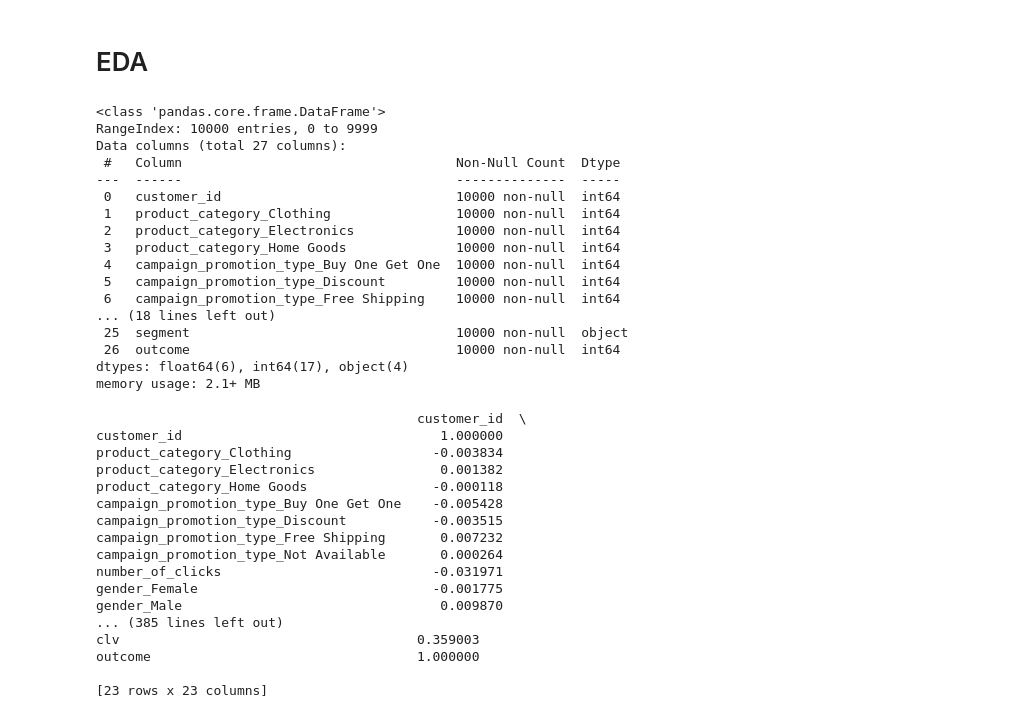
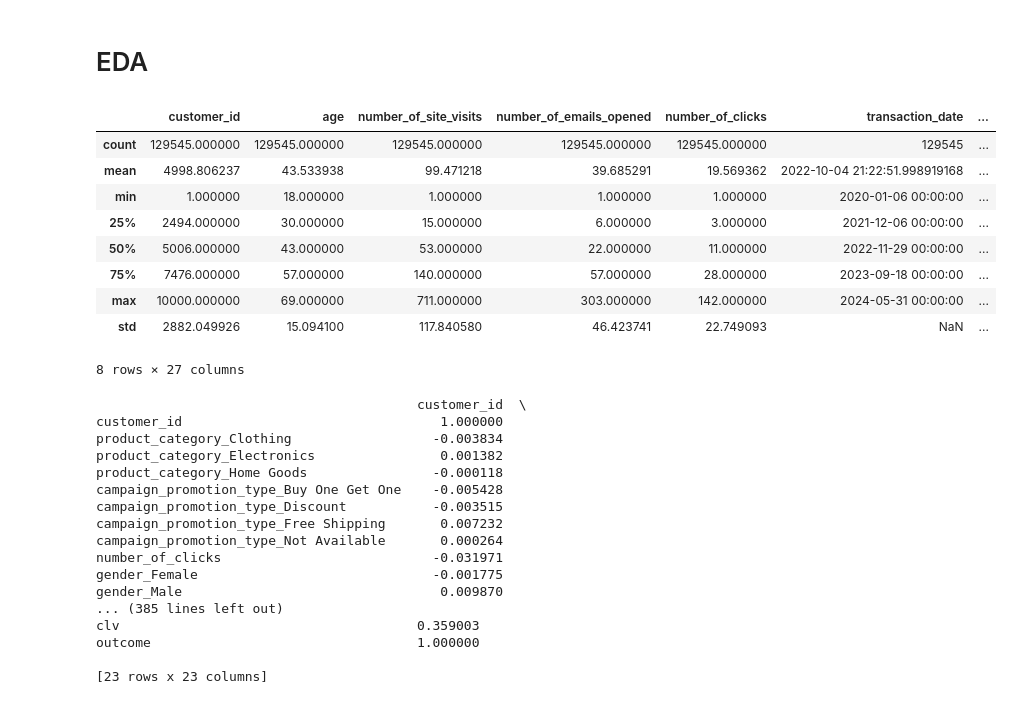
Before and after one commit to EvaW01/schulich_data_science_Xinyue-Wang, a Jupyter notebook: MBAN6110/A2_eva.ipynb, the cells around one changed output. Drawn from its saved outputs; the diff is of its cells as text; code cells hidden in the pictures.

```diff
--- a/MBAN6110/A2_eva.ipynb
+++ b/MBAN6110/A2_eva.ipynb
@@ -731,26 +731,19 @@ df_grouped['number_of_clicks']
 Name: number_of_clicks, Length: 10000, dtype: int64
 # %% [markdown]
 # EDA
-# %%
-df_grouped.info()
-# %% [output]
-<class 'pandas.core.frame.DataFrame'>
-RangeIndex: 10000 entries, 0 to 9999
-Data columns (total 27 columns):
- #   Column                                   Non-Null Count  Dtype
----  ------                                   --------------  -----
- 0   customer_id                              10000 non-null  int64
- 1   product_category_Clothing                10000 non-null  int64
- 2   product_category_Electronics             10000 non-null  int64
- 3   product_category_Home Goods              10000 non-null  int64
- 4   campaign_promotion_type_Buy One Get One  10000 non-null  int64
- 5   campaign_promotion_type_Discount         10000 non-null  int64
- 6   campaign_promotion_type_Free Shipping    10000 non-null  int64
-... (18 lines left out)
- 25  segment                                  10000 non-null  object
- 26  outcome                                  10000 non-null  int64
-dtypes: float64(6), int64(17), object(4)
-memory usage: 2.1+ MB
+# %%
+df_final.describe()
+# %% [output]
+|  | customer_id | age | number_of_site_visits | number_of_emails_opened | number_of_clicks | transaction_date | ... |
+| count | 129545.000000 | 129545.000000 | 129545.000000 | 129545.000000 | 129545.000000 | 129545 | ... |
+| mean | 4998.806237 | 43.533938 | 99.471218 | 39.685291 | 19.569362 | 2022-10-04 21:22:51.998919168 | ... |
+| min | 1.000000 | 18.000000 | 1.000000 | 1.000000 | 1.000000 | 2020-01-06 00:00:00 | ... |
+| 25% | 2494.000000 | 30.000000 | 15.000000 | 6.000000 | 3.000000 | 2021-12-06 00:00:00 | ... |
+| 50% | 5006.000000 | 43.000000 | 53.000000 | 22.000000 | 11.000000 | 2022-11-29 00:00:00 | ... |
+| 75% | 7476.000000 | 57.000000 | 140.000000 | 57.000000 | 28.000000 | 2023-09-18 00:00:00 | ... |
+| max | 10000.000000 | 69.000000 | 711.000000 | 303.000000 | 142.000000 | 2024-05-31 00:00:00 | ... |
+| std | 2882.049926 | 15.094100 | 117.840580 | 46.423741 | 22.749093 | NaN | ... |
+8 rows × 27 columns
 # %%
 # Filter out numeric columns
 numeric_df_final = df_grouped.select_dtypes(include=[float, int])
```
Also changed, not shown: parts of 3 cells of this notebook.
